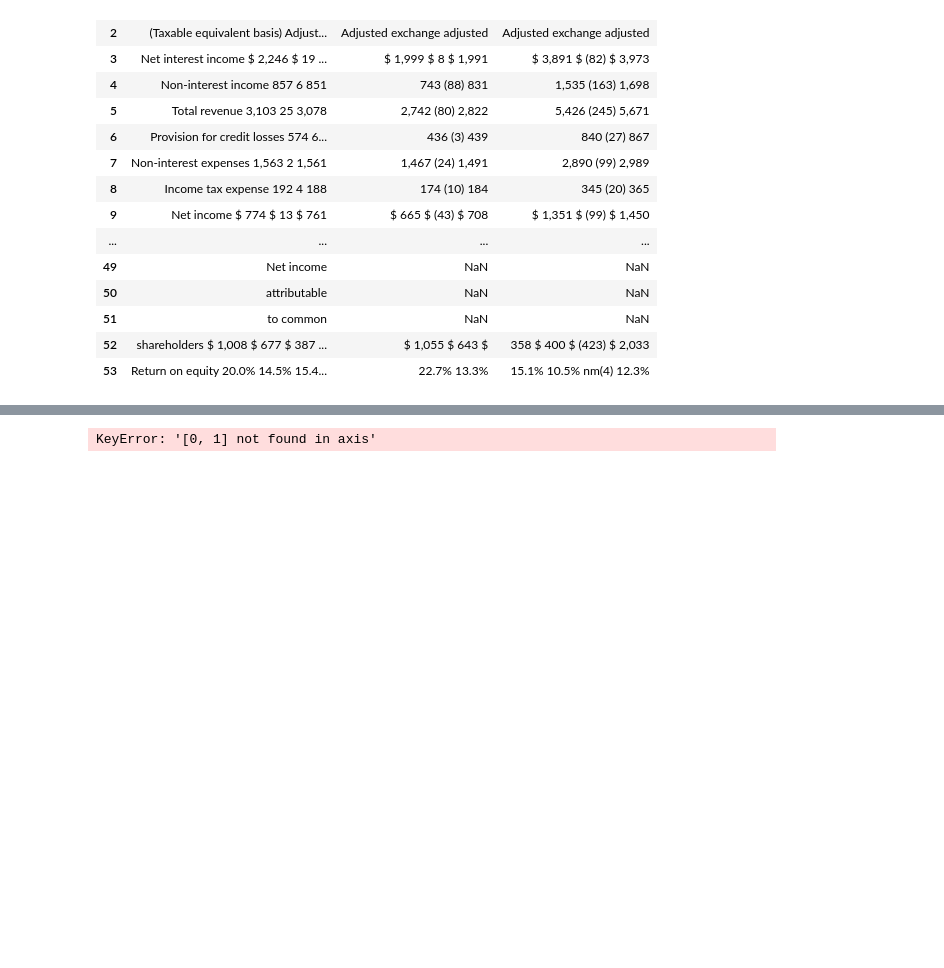
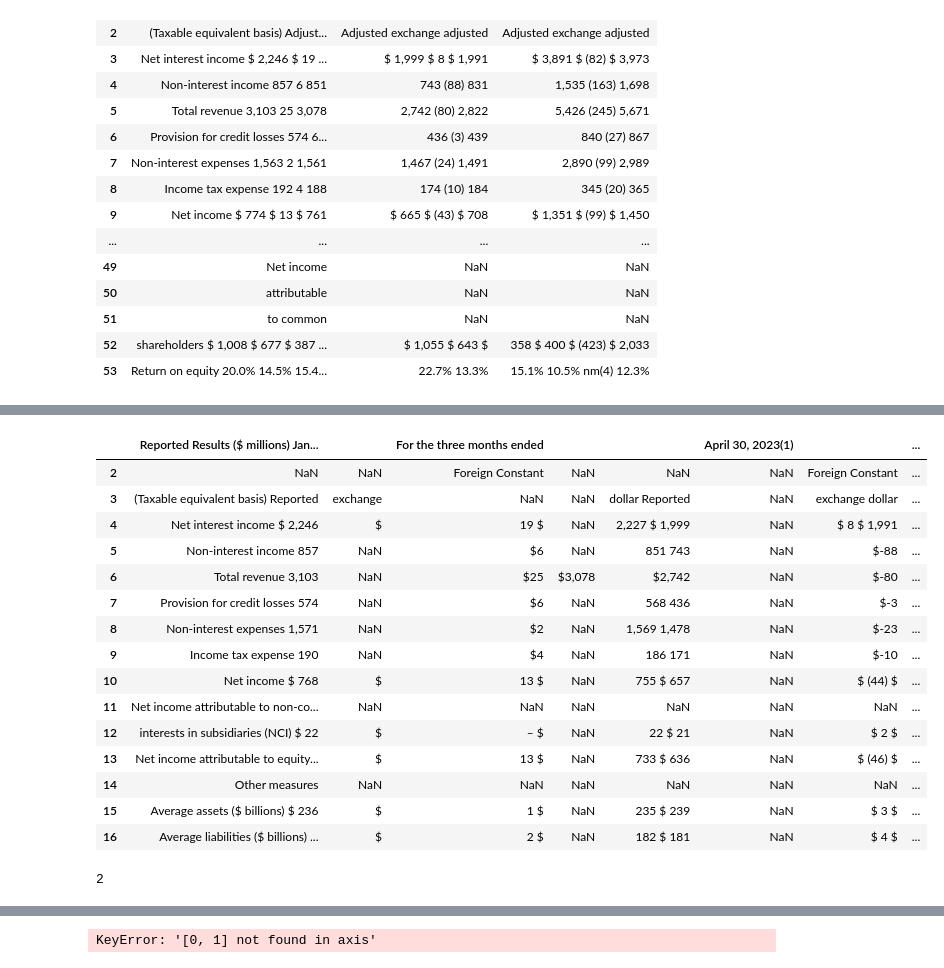
Before and after one commit to raemilcf/ChatbotFinancialReports, a Jupyter notebook: FInal_project_NLP_Report_reader.ipynb, the cells around one changed output, grey strips where cells are left out. Drawn from its saved outputs; the diff is of its cells as text; code cells hidden in the pictures; blank space fills up the shorter version.

Commit message:
clean tables 1-6

```diff
--- a/FInal_project_NLP_Report_reader.ipynb
+++ b/FInal_project_NLP_Report_reader.ipynb
@@ -626,0 +815,4 @@ new_tables=[]
+# %%
+
+
+df = tables[4]
@@ -627,11 +822,40 @@ new_tables=[]
 # %%
 
-#clean the tables
-df = tables[0]
+# Apply the function to all cells in the DataFrame
+df = df.applymap(add_dollar_sign)
 
-# Apply the function to all cells in the DataFrame to add dollar sign
-df = df.applymap(add_dollar_sign)
 #add $- to negative values
 df = df.applymap(add_dollar_negative_sign)
+
+# Apply the function to get new column names
+df.columns = add_headers(df,2)
+
+#remove row 0 and 1 the headers were added so is not necessary
+df.drop(index=[0, 1], inplace=True)
+
 # remove column names from (number) and .number
 df.columns = [remove_number_header(col) for col in df.columns]
+# %%
+# Function to split rows with multiple values
+def split_rows(df):
+    new_rows = []
+    for index, row in df.iterrows():
+        # Check for rows with space-separated values
+        for col in df.columns:
+            if isinstance(row[col], str) and ' ' in row[col]:
+                # Split the cell content by space
+                split_values = row[col].split()
+                # If there are more than 2 values, handle them
+                if len(split_values) > 1:
+                    # Create new rows based on split values
+                    for i in range(len(split_values)):
+                        new_row = row.copy()
+                        new_row[col] = split_values[i]
+                        new_rows.append(new_row)
+                else:
+                    new_rows.append(row)
+            else:
+                new_rows.append(row)
+
+    # Create a new DataFrame with the expanded rows
+    return pd.DataFrame(new_rows)
@@ -637,0 +914,19 @@ df.columns = [remove_number_header(col) for col in df.columns]
+# %%
+formed_newTable[1]
+# %% [output]
+|  | Reported Results ($ millions) Jan... |  | For the three months ended |  |  | April 30, 2023(1) |  | ... |
+| 2 | NaN | NaN | Foreign Constant | NaN | NaN | NaN | Foreign Constant | ... |
+| 3 | (Taxable equivalent basis) Reported | exchange | NaN | NaN | dollar Reported | NaN | exchange dollar | ... |
+| 4 | Net interest income $ 2,246 | $ | 19 $ | NaN | 2,227 $ 1,999 | NaN | $ 8 $ 1,991 | ... |
+| 5 | Non-interest income 857 | NaN | $6 | NaN | 851 743 | NaN | $-88 | ... |
+| 6 | Total revenue 3,103 | NaN | $25 | $3,078 | $2,742 | NaN | $-80 | ... |
+| 7 | Provision for credit losses 574 | NaN | $6 | NaN | 568 436 | NaN | $-3 | ... |
+| 8 | Non-interest expenses 1,571 | NaN | $2 | NaN | 1,569 1,478 | NaN | $-23 | ... |
+| 9 | Income tax expense 190 | NaN | $4 | NaN | 186 171 | NaN | $-10 | ... |
+| 10 | Net income $ 768 | $ | 13 $ | NaN | 755 $ 657 | NaN | $ (44) $ | ... |
+| 11 | Net income attributable to non-co... | NaN | NaN | NaN | NaN | NaN | NaN | ... |
+| 12 | interests in subsidiaries (NCI) $ 22 | $ | – $ | NaN | 22 $ 21 | NaN | $ 2 $ | ... |
+| 13 | Net income attributable to equity... | $ | 13 $ | NaN | 733 $ 636 | NaN | $ (46) $ | ... |
+| 14 | Other measures | NaN | NaN | NaN | NaN | NaN | NaN | ... |
+| 15 | Average assets ($ billions) $ 236 | $ | 1 $ | NaN | 235 $ 239 | NaN | $ 3 $ | ... |
+| 16 | Average liabilities ($ billions) ... | $ | 2 $ | NaN | 182 $ 181 | NaN | $ 4 $ | ... |
@@ -637,0 +957,4 @@ df.columns = [remove_number_header(col) for col in df.columns]
+# %%
+len(new_tables)
+# %% [output]
+2
```
Also changed, not shown: parts of 24 cells of this notebook.
